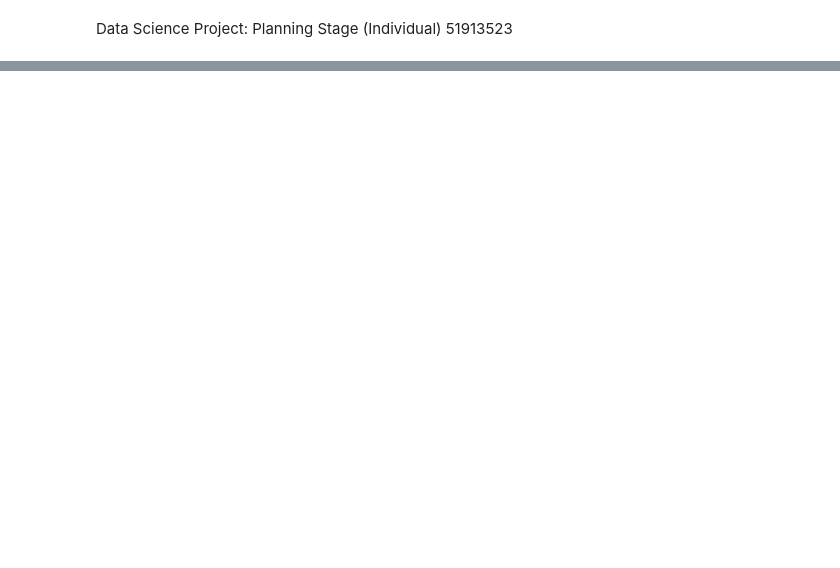
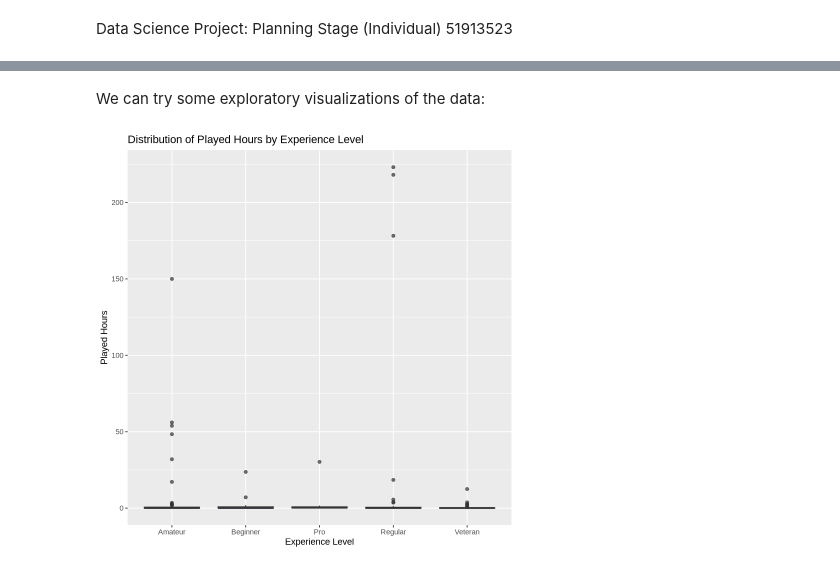
Before and after one commit to yli339/DSCI-Individual, a Jupyter notebook: Leoli 5191.ipynb, the cells around one changed output, grey strips where cells are left out. Drawn from its saved outputs; the diff is of its cells as text; code cells hidden in the pictures; blank space fills up the shorter version.

```diff
--- a/Leoli 5191.ipynb
+++ b/Leoli 5191.ipynb
@@ -115,0 +118,5 @@ A spec_tbl_df: 1535 × 5
+# %%
+tidy_players <- players |>
+select(-c(individualId, organizationName, hashedEmail))
+
+tidy_players
@@ -115,0 +143,12 @@ A spec_tbl_df: 1535 × 5
+# %% [markdown]
+We can try some exploratory visualizations of the data:
+# %%
+library(ggplot2)
+
+ggplot(tidy_players, aes(x = experience, y = played_hours)) +
+  geom_boxplot(fill = "blue", alpha = 0.7) +
+  labs(title = "Distribution of Played Hours by Experience Level",
+    x = "Experience Level",
+    y = "Played Hours")
+# %% [output]
+[figure, added]
```
Also changed, not shown: parts of 11 cells of this notebook.
